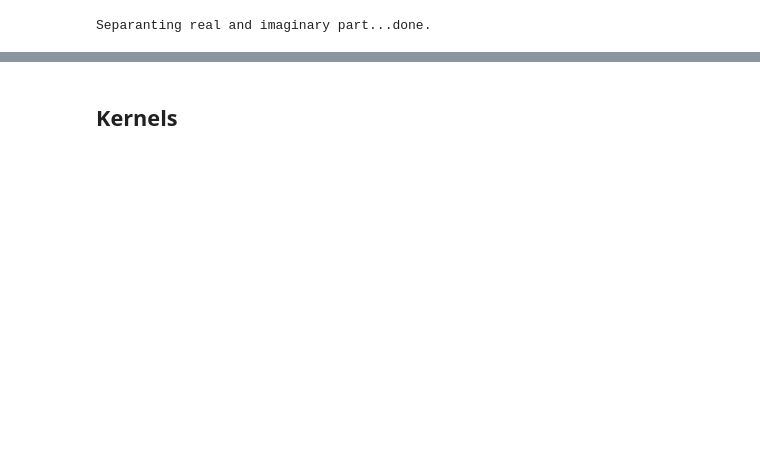
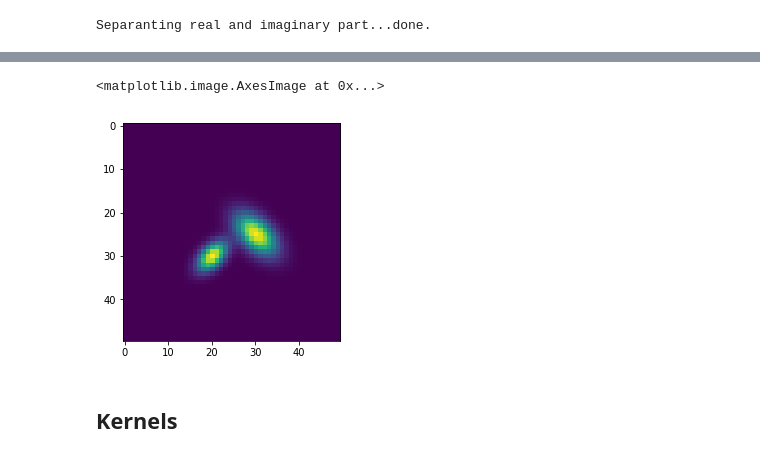
Before and after one commit to lerkoah/BayesianInterferometryIDS, a Jupyter notebook: src/testing_spectral_estimatio_model.ipynb, the cells around one changed output, grey strips where cells are left out. Saved outputs shown, nothing was run; the diff lists cells and outputs as text; code cells hidden in the pictures; blank space fills up the shorter version.

```diff
--- a/src/testing_spectral_estimatio_model.ipynb
+++ b/src/testing_spectral_estimatio_model.ipynb
@@ -187,3 +201,9 @@ Separanting real and imaginary part...done.
+# %%
+I = np.matmul(W,img_fft.reshape(-1))
+plt.imshow(I.real.reshape(IMAGE_SIZE_Y, IMAGE_SIZE_X))
+# %% [output]
+<matplotlib.image.AxesImage at 0x...>
+[figure, added]
 # %% [markdown]
 ## Kernels
 # %%
```
Also changed, not shown: parts of 20 cells of this notebook, 7 other files.
